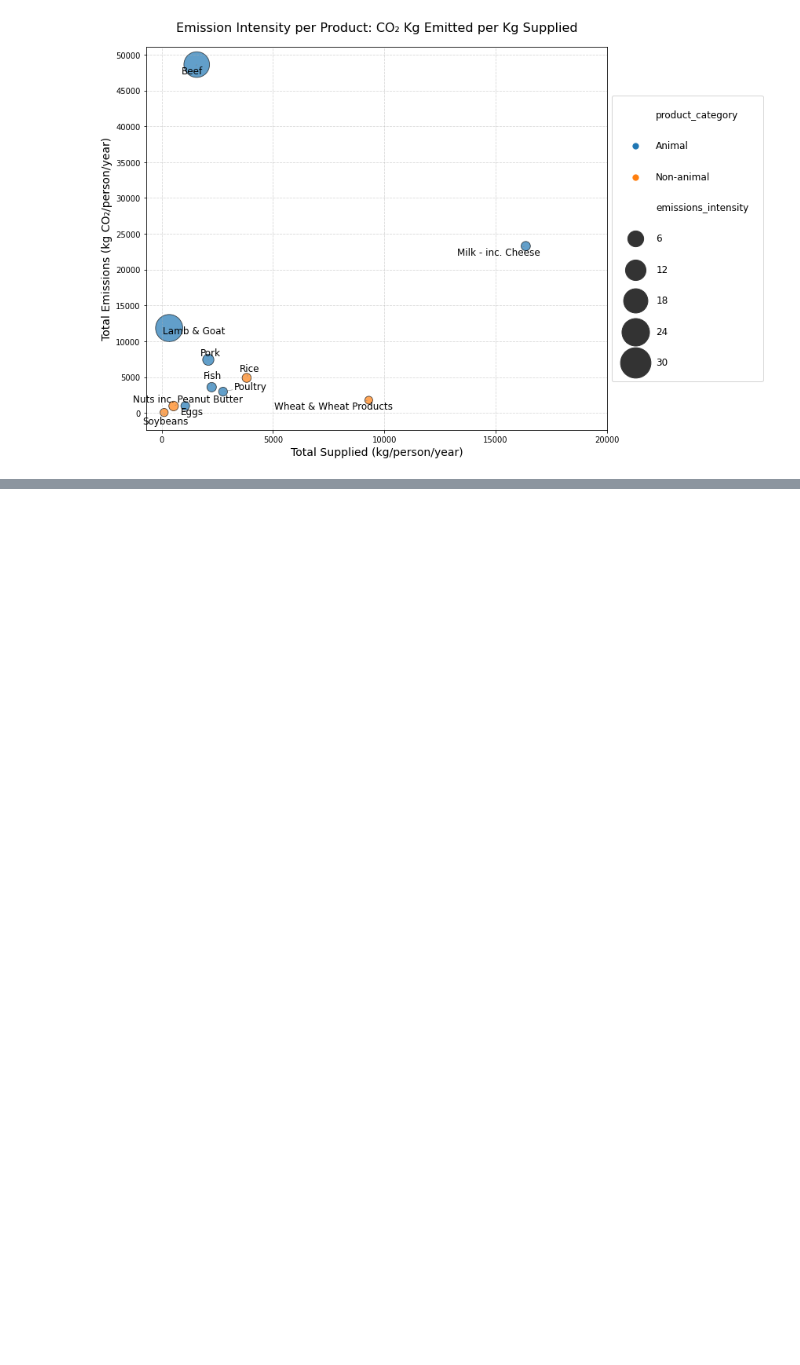
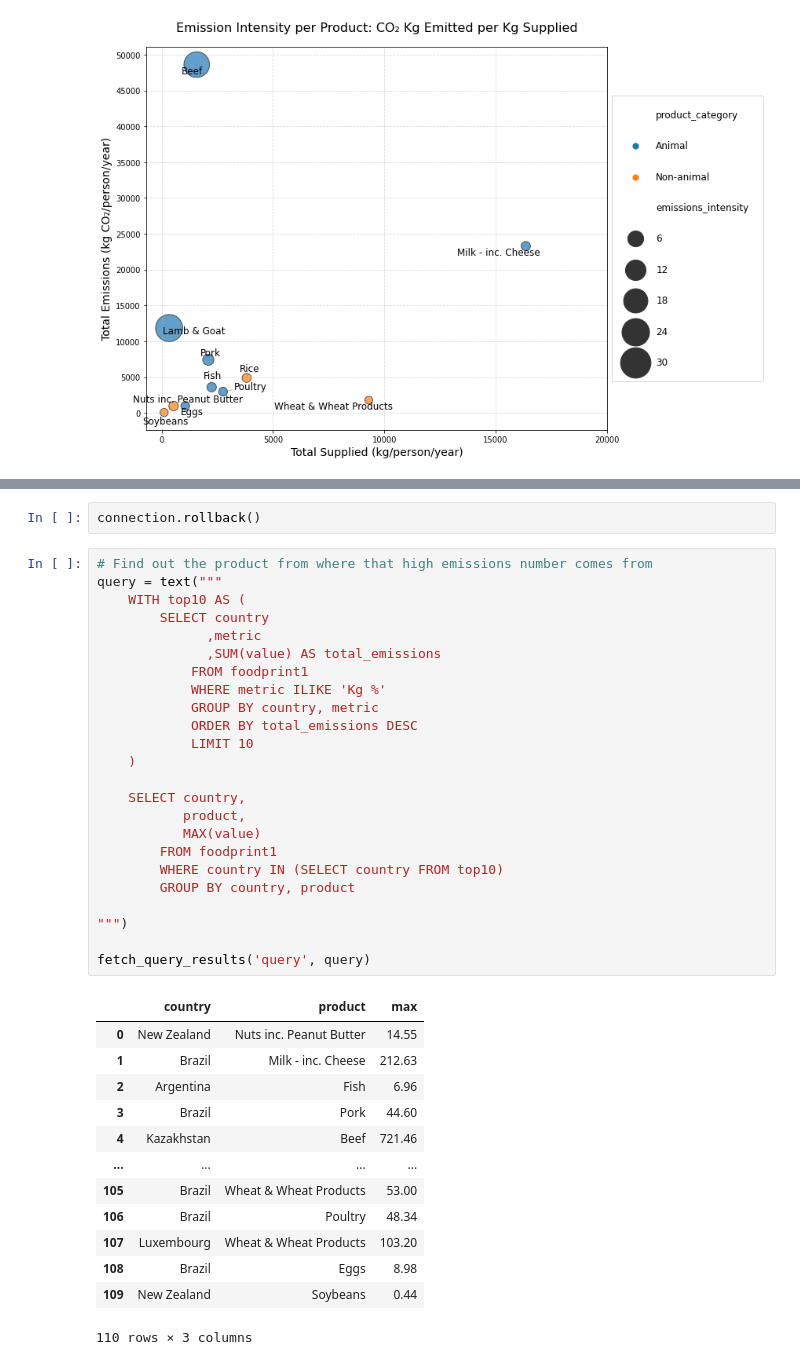
Before and after one commit to daniel-epm/food_carbon_fp, a Jupyter notebook: foodprint_analysis.ipynb, the cells around one changed output, grey strips where cells are left out. Drawn from its saved outputs; the diff is of its cells as text; blank space fills up the shorter version.

Commit message:
Analysis by country

```diff
--- a/foodprint_analysis.ipynb
+++ b/foodprint_analysis.ipynb
@@ -536,0 +583,40 @@ Complement the analysis with a table with the following fields:
+# %%
+connection.rollback()
+# %%
+# Find out the product from where that high emissions number comes from
+query = text("""
+    WITH top10 AS (
+        SELECT country
+              ,metric
+              ,SUM(value) AS total_emissions
+            FROM foodprint1
+            WHERE metric ILIKE 'Kg %'
+            GROUP BY country, metric
+            ORDER BY total_emissions DESC
+            LIMIT 10
+    )
+
+    SELECT country,
+           product,
+           MAX(value)
+        FROM foodprint1
+        WHERE country IN (SELECT country FROM top10)
+        GROUP BY country, product
+
+""")
+
+fetch_query_results('query', query)
+# %% [output]
+|  | country | product | max |
+| 0 | New Zealand | Nuts inc. Peanut Butter | 14.55 |
+| 1 | Brazil | Milk - inc. Cheese | 212.63 |
+| 2 | Argentina | Fish | 6.96 |
+| 3 | Brazil | Pork | 44.60 |
+| 4 | Kazakhstan | Beef | 721.46 |
+| ... | ... | ... | ... |
+| 105 | Brazil | Wheat & Wheat Products | 53.00 |
+| 106 | Brazil | Poultry | 48.34 |
+| 107 | Luxembourg | Wheat & Wheat Products | 103.20 |
+| 108 | Brazil | Eggs | 8.98 |
+| 109 | New Zealand | Soybeans | 0.44 |
+110 rows × 3 columns
```
Also changed, not shown: parts of 10 cells of this notebook.
